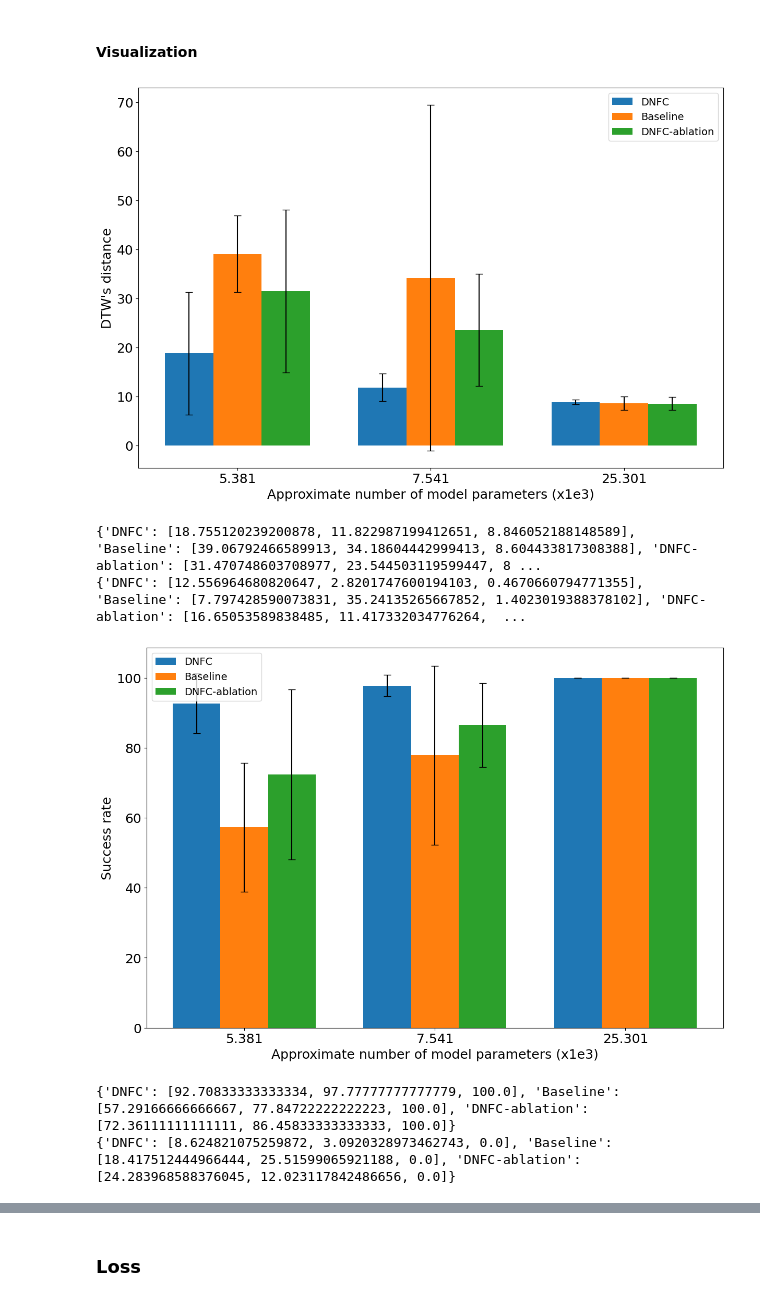
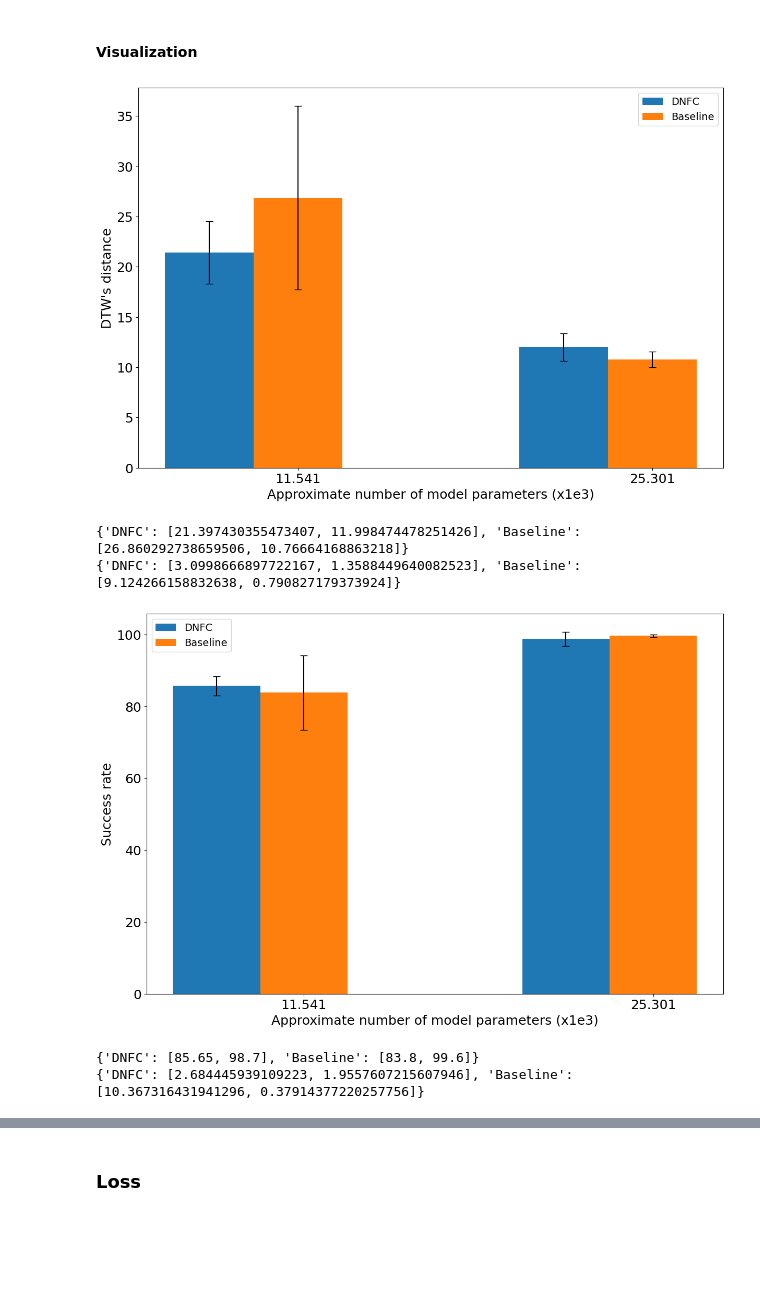
Before and after one commit to arash-mehrabi-z/dnfc-torobo, a Jupyter notebook: feedback_controller/fbc/neural_network/get_results.ipynb, the cells around one changed output, grey strips where cells are left out. Drawn from its saved outputs; the diff is of its cells as text; code cells hidden in the pictures; blank space fills up the shorter version.

Commit message:
Add data visualization

```diff
--- a/feedback_controller/fbc/neural_network/get_results.ipynb
+++ b/feedback_controller/fbc/neural_network/get_results.ipynb
@@ -17,7 +17,7 @@ plt.rc('font', size=18)
 plt.rc('legend', fontsize=14)
 # %%
 root_dir = "/home/arash/catkin_ws/src/feedback_controller/fbc/neural_network/results/"
-model_params_list = [5.381, 7.541, 25.301]
+model_params_list = [11.541, 25.301] #5.381, 7.541, ]
 
 kin = TorKin()
 # %% [output]
@@ -29,10 +29,10 @@ bodypart structure for head is constructed.
 # %% [markdown]
 ### Example
 # %%
-root_dir = "/home/arash/catkin_ws/src/feedback_controller/fbc/neural_network/results/"
-root_dir += "trajs:360_blocks:3_triangle_v_7.541K/ep:1000/on_v_custl_mse_1e-05_True"
+file_root_dir = root_dir +\
+    "trajs:2000_blocks:3_random_11.541K/ep:1000/on_v_custl_mse_1e-05_True"
 
-file_path = os.path.join(root_dir, "perf.csv")
+file_path = os.path.join(file_root_dir, "perf.csv")
 df = pd.read_csv(file_path)
 # %%
 df.head()
@@ -40,0 +50,4 @@ df.loc[3, 'dnfc_dtw']
+# %%
+df['dnfc_succ'] *= 100.0
+df['basel_succ'] *= 100.0
+df.head()
@@ -239,15 +276,13 @@ dtw_arr
 Ys = {
     'DNFC': [x for x in stats_model['dtw_mean']],
     'Baseline': [x for x in stats_base['dtw_mean']],
-    'DNFC-ablation': [x for x in stats_abl['dtw_mean']],
-    # 'DNFC-ablation': [x for x in stats['dist_mean_mse']],
+    # 'DNFC-ablation': [x for x in stats_abl['dtw_mean']],
 }
 
 errors = {
     'DNFC': [x for x in stats_model['dtw_std']],
     'Baseline': [x for x in stats_base['dtw_std']],
-    'DNFC-ablation': [x for x in stats_abl['dtw_std']],
-    # 'DNFC-ablation': [x for x in stats['dist_sem_mse']],
+    # 'DNFC-ablation': [x for x in stats_abl['dtw_std']],
 }
 
 x = np.arange(len(model_params_list))  # the label locations
@@ -277,54 +312,52 @@ plt.show()
 print(Ys)
 print(errors)
 # %% [output]
-[figure, old version]
+[figure, new version]
-{'DNFC': [18.755120239200878, 11.822987199412651, 8.846052188148589], 'Baseline': [39.06792466589913, 34.18604442999413, 8.604433817308388], 'DNFC-ablation': [31.470748603708977, 23.544503119599447, 8 ...
-{'DNFC': [12.556964680820647, 2.8201747600194103, 0.4670660794771355], 'Baseline': [7.797428590073831, 35.24135265667852, 1.4023019388378102], 'DNFC-ablation': [16.65053589838485, 11.417332034776264,  ...
+{'DNFC': [21.397430355473407, 11.998474478251426], 'Baseline': [26.860292738659506, 10.76664168863218]}
+{'DNFC': [3.0998666897722167, 1.3588449640082523], 'Baseline': [9.124266158832638, 0.790827179373924]}
 # %%
 Ys = {
     'DNFC': [x for x in stats_model['succ_mean']],
     'Baseline': [x for x in stats_base['succ_mean']],
-    'DNFC-ablation': [x for x in stats_abl['succ_mean']],
-    # 'DNFC-ablation': [x for x in stats['dist_mean_mse']],
+    # 'DNFC-ablation': [x for x in stats_abl['succ_mean']],
 }
 
 errors = {
     'DNFC': [x for x in stats_model['succ_std']],
     'Baseline': [x for x in stats_base['succ_std']],
-    'DNFC-ablation': [x for x in stats_abl['succ_std']],
-    # 'DNFC-ablation': [x for x in stats['dist_sem_mse']],
+    # 'DNFC-ablation': [x for x in stats_abl['succ_std']],
 }
 
 x = np.arange(len(model_params_list))  # the label locations
 width = 0.25  # the width of the bars
 multiplier = 0
 
 fig, ax = plt.subplots(layout='constrained', figsize=(12, 8))
 
 for attribute, measurement in Ys.items():
     offset = width * multiplier
     # print(attribute)
     rects = ax.bar(x + offset, measurement, width, label=attribute, yerr=errors[attribute],
                    error_kw={'capsize': 5})
     # ax.bar_label(rects, fmt='%.2f', padding=3)
     multiplier += 1
 
 # Add some text for labels, title and custom x-axis tick labels, etc.
 ax.set_ylabel('Success rate')
 ax.set_xlabel("Approximate number of model parameters (x1e3)")
 # ax.set_title('Robot Endpoint-Target Distance')
 ax.set_xticks(x + width, model_params_list)
 # ax.legend(loc='upper left', ncols=3)
 ax.legend()
 # ax.set_ylim(0, 250)
 plt.savefig(os.path.join(os.getcwd(), "paper/succ.png"))
 plt.show()
 print(Ys)
 print(errors)
 # %% [output]
-[figure, old version]
+[figure, new version]
-{'DNFC': [92.70833333333334, 97.77777777777779, 100.0], 'Baseline': [57.29166666666667, 77.84722222222223, 100.0], 'DNFC-ablation': [72.36111111111111, 86.45833333333333, 100.0]}
-{'DNFC': [8.624821075259872, 3.0920328973462743, 0.0], 'Baseline': [18.417512444966444, 25.51599065921188, 0.0], 'DNFC-ablation': [24.283968588376045, 12.023117842486656, 0.0]}
+{'DNFC': [85.65, 98.7], 'Baseline': [83.8, 99.6]}
+{'DNFC': [2.684445939109223, 1.9557607215607946], 'Baseline': [10.367316431941296, 0.37914377220257756]}
 # %%
 bin_no = 5
 
```
Also changed, not shown: parts of 16 cells of this notebook, 4 other files.
